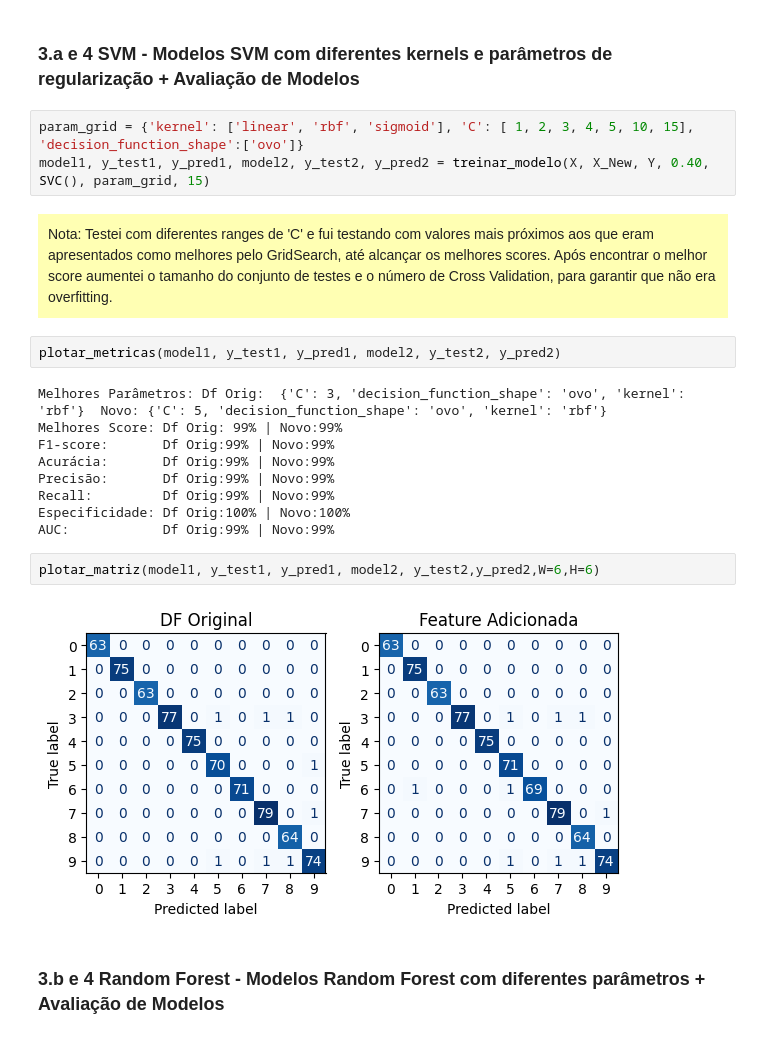
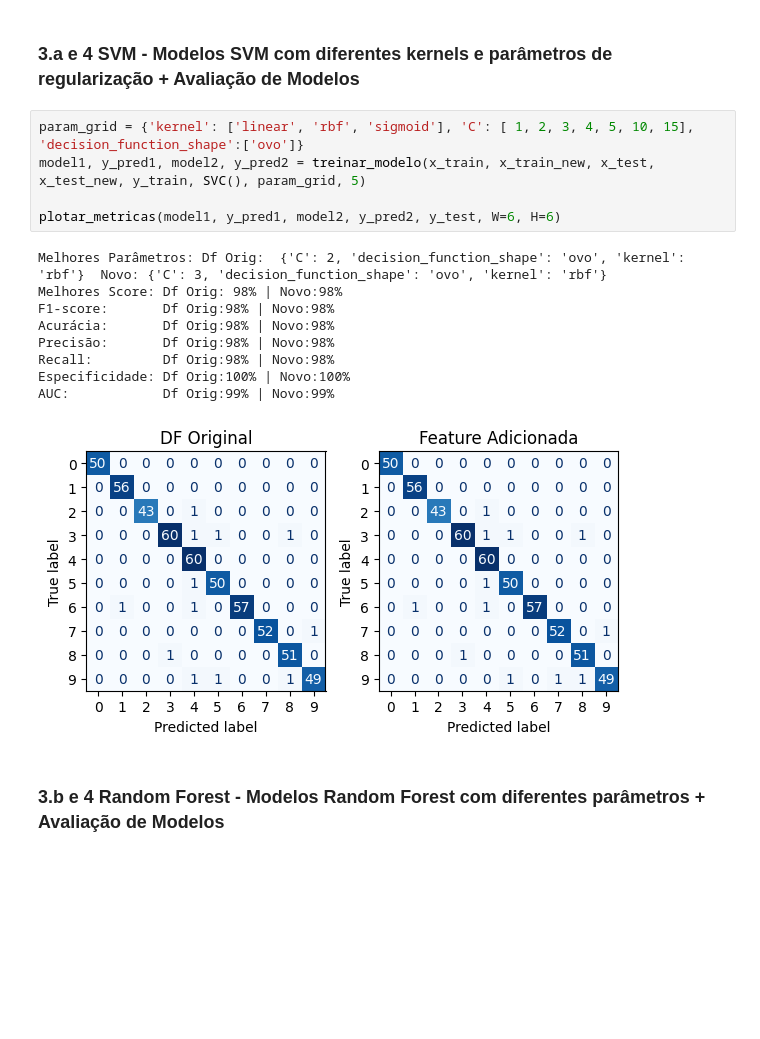
Before and after one commit to rodrigo1992-cmyk/Faculdade, a Jupyter notebook: Notebooks/rodrigo_mesquita_PB_TP4_V2.ipynb, the cells around one changed output. Cells and saved outputs as stored; diff of their text form; blank space fills up the shorter version.

```diff
--- a/Notebooks/rodrigo_mesquita_PB_TP4_V2.ipynb
+++ b/Notebooks/rodrigo_mesquita_PB_TP4_V2.ipynb
@@ -334,25 +306,19 @@ X_New = criar_feature(X, K=8)
 ### 3.a e 4 SVM - Modelos SVM com diferentes kernels e parâmetros de regularização + Avaliação de Modelos
 # %%
 param_grid = {'kernel': ['linear', 'rbf', 'sigmoid'], 'C': [ 1, 2, 3, 4, 5, 10, 15], 'decision_function_shape':['ovo']}
-model1, y_test1, y_pred1, model2, y_test2, y_pred2 = treinar_modelo(X, X_New, Y, 0.40, SVC(), param_grid, 15)
+model1, y_pred1, model2, y_pred2 = treinar_modelo(x_train, x_train_new, x_test, x_test_new, y_train, SVC(), param_grid, 5)
+
+plotar_metricas(model1, y_pred1, model2, y_pred2, y_test, W=6, H=6)
+# %% [output]
+Melhores Parâmetros: Df Orig:  {'C': 2, 'decision_function_shape': 'ovo', 'kernel': 'rbf'}  Novo: {'C': 3, 'decision_function_shape': 'ovo', 'kernel': 'rbf'}
+Melhores Score: Df Orig: 98% | Novo:98%
+F1-score:       Df Orig:98% | Novo:98%
+Acurácia:       Df Orig:98% | Novo:98%
+Precisão:       Df Orig:98% | Novo:98%
+Recall:         Df Orig:98% | Novo:98%
+Especificidade: Df Orig:100% | Novo:100%
+AUC:            Df Orig:99% | Novo:99%
+[figure, added]
-# %% [markdown]
-<div style="background-color: #ffffb3; padding: 10px;">
-Nota: Testei com diferentes ranges de 'C' e fui testando com valores mais próximos aos que eram apresentados como melhores pelo GridSearch, até alcançar os melhores scores. Após encontrar o melhor score aumentei o tamanho do conjunto de testes e o número de Cross Validation, para garantir que não era overfitting.
-# %%
-plotar_metricas(model1, y_test1, y_pred1, model2, y_test2, y_pred2)
-# %% [output]
-Melhores Parâmetros: Df Orig:  {'C': 3, 'decision_function_shape': 'ovo', 'kernel': 'rbf'}  Novo: {'C': 5, 'decision_function_shape': 'ovo', 'kernel': 'rbf'}
-Melhores Score: Df Orig: 99% | Novo:99%
-F1-score:       Df Orig:99% | Novo:99%
-Acurácia:       Df Orig:99% | Novo:99%
-Precisão:       Df Orig:99% | Novo:99%
-Recall:         Df Orig:99% | Novo:99%
-Especificidade: Df Orig:100% | Novo:100%
-AUC:            Df Orig:99% | Novo:99%
-# %%
-plotar_matriz(model1, y_test1, y_pred1, model2, y_test2,y_pred2,W=6,H=6)
-# %% [output]
-[figure, removed]
 # %% [markdown]
 ### 3.b e 4 Random Forest - Modelos Random Forest com diferentes parâmetros + Avaliação de Modelos
 # %%
```
Also changed, not shown: parts of 28 cells of this notebook.
